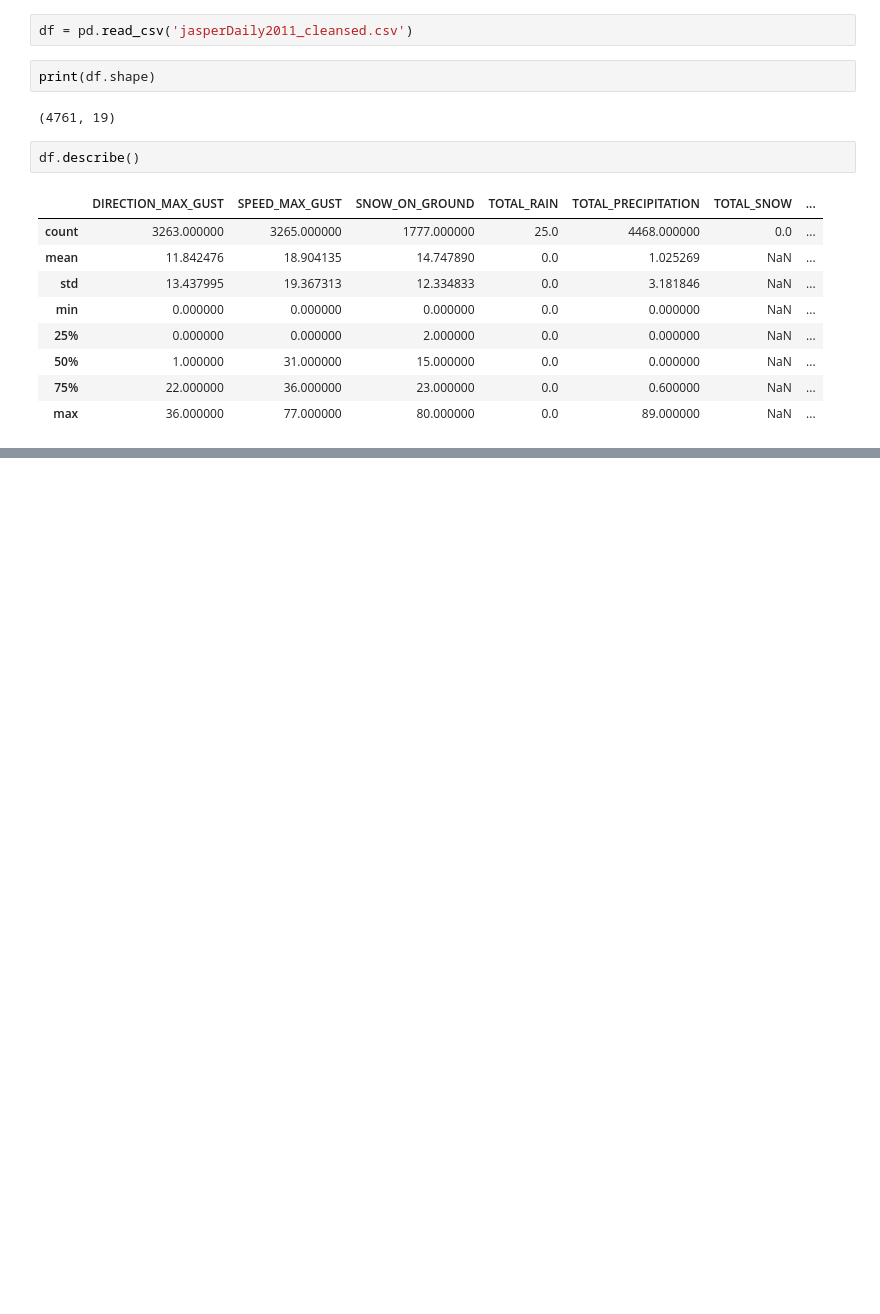
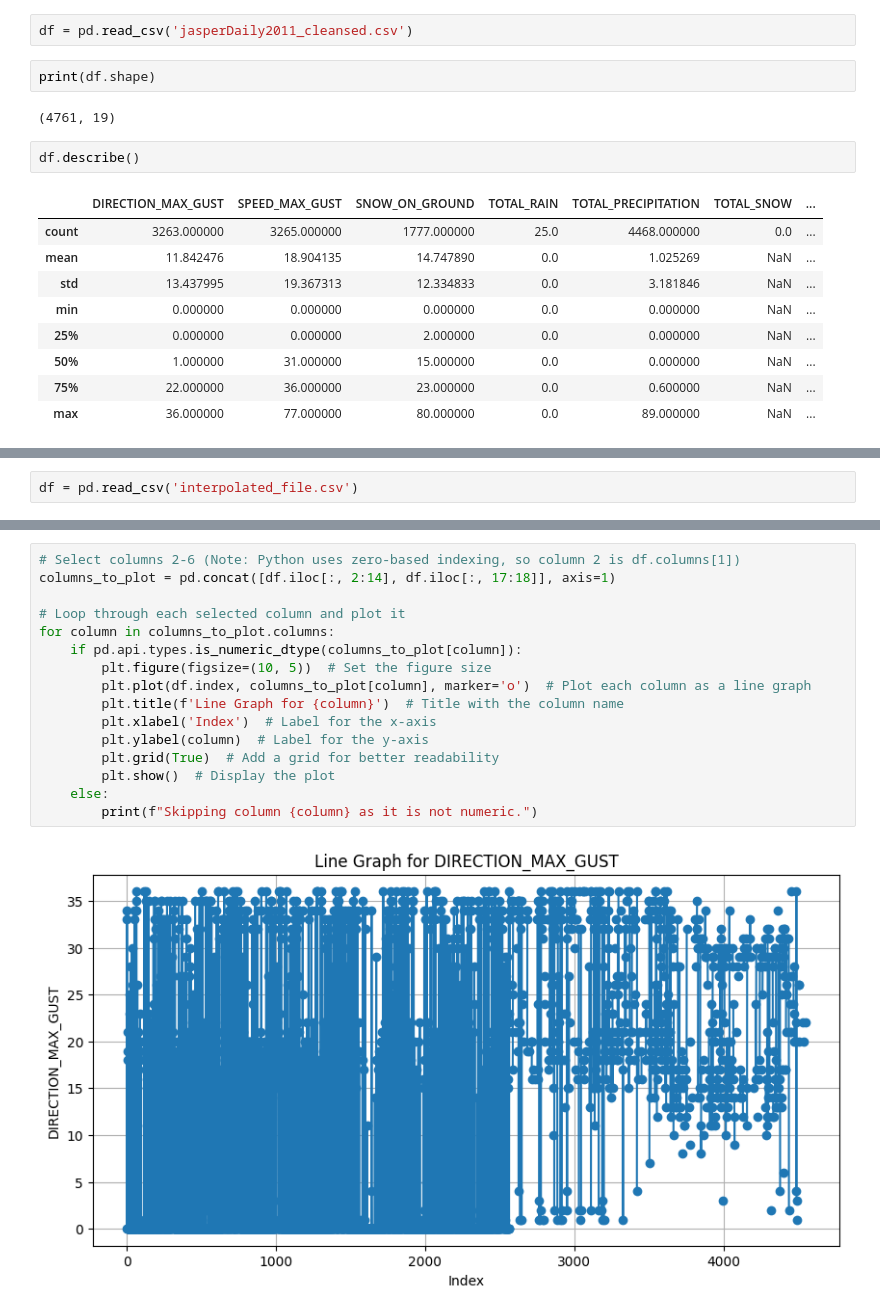
Before and after one commit to Abdullah-Usmani/flood-research1, a Jupyter notebook: RandomForestation.ipynb, the cells around one changed output, grey strips where cells are left out. Saved outputs shown, nothing was run; the diff lists cells and outputs as text; blank space fills up the shorter version.

Commit message:
compared interpol vs default

```diff
--- a/RandomForestation.ipynb
+++ b/RandomForestation.ipynb
@@ -214,0 +239,2 @@ df['Column2'] = df['Column2'].interpolate(method='linear')
+# %%
+df = pd.read_csv('interpolated_file.csv')
@@ -214,0 +248,18 @@ df['Column2'] = df['Column2'].interpolate(method='linear')
+# %%
+# Select columns 2-6 (Note: Python uses zero-based indexing, so column 2 is df.columns[1])
+columns_to_plot = pd.concat([df.iloc[:, 2:14], df.iloc[:, 17:18]], axis=1)
+
+# Loop through each selected column and plot it
+for column in columns_to_plot.columns:
+    if pd.api.types.is_numeric_dtype(columns_to_plot[column]):
+        plt.figure(figsize=(10, 5))  # Set the figure size
+        plt.plot(df.index, columns_to_plot[column], marker='o')  # Plot each column as a line graph
+        plt.title(f'Line Graph for {column}')  # Title with the column name
+        plt.xlabel('Index')  # Label for the x-axis
+        plt.ylabel(column)  # Label for the y-axis
+        plt.grid(True)  # Add a grid for better readability
+        plt.show()  # Display the plot
+    else:
+        print(f"Skipping column {column} as it is not numeric.")
+# %% [output]
+[figure, added]
```
Also changed, not shown: parts of 8 cells of this notebook, 1 other file.
